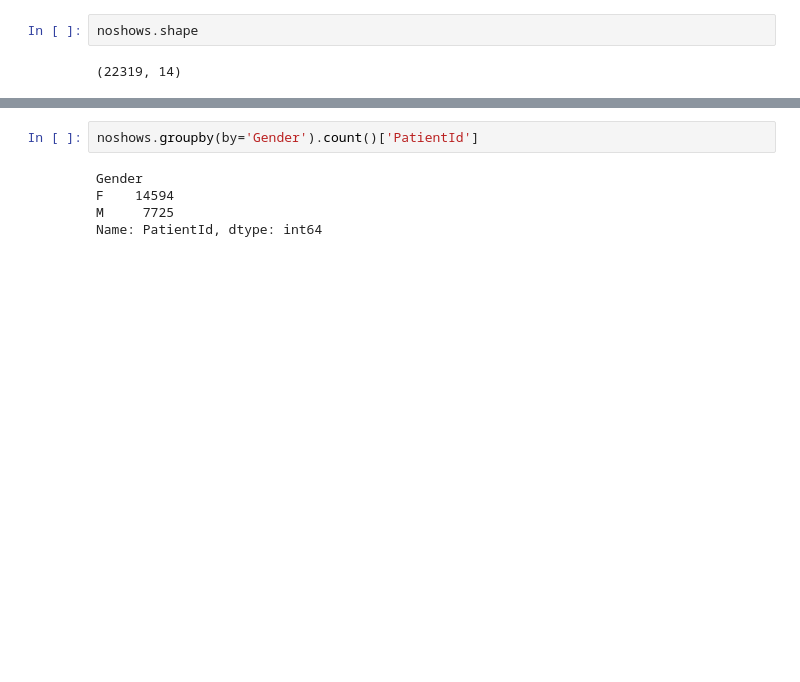
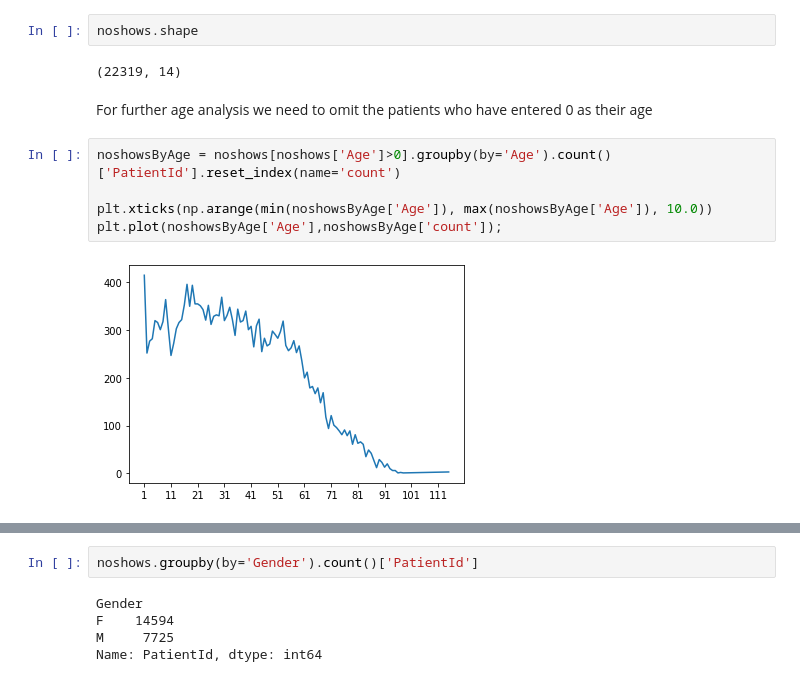
Before and after one commit to iamjakkie/No-show-analysis, a Jupyter notebook: No-show-analysis.ipynb, the cells around one changed output, grey strips where cells are left out. Drawn from its saved outputs; the diff is of its cells as text; blank space fills up the shorter version.

Commit message:
Age analysis

```diff
--- a/No-show-analysis.ipynb
+++ b/No-show-analysis.ipynb
@@ -264,3 +267,12 @@ noshows[noshows['Age']==0]['PatientId'].count()
 noshows.shape
 # %% [output]
 (22319, 14)
+# %% [markdown]
+For further age analysis we need to omit the patients who have entered 0 as their age
+# %%
+noshowsByAge = noshows[noshows['Age']>0].groupby(by='Age').count()['PatientId'].reset_index(name='count')
+
+plt.xticks(np.arange(min(noshowsByAge['Age']), max(noshowsByAge['Age']), 10.0))
+plt.plot(noshowsByAge['Age'],noshowsByAge['count']);
+# %% [output]
+[figure, added]
```
Also changed, not shown: parts of 9 cells of this notebook.
